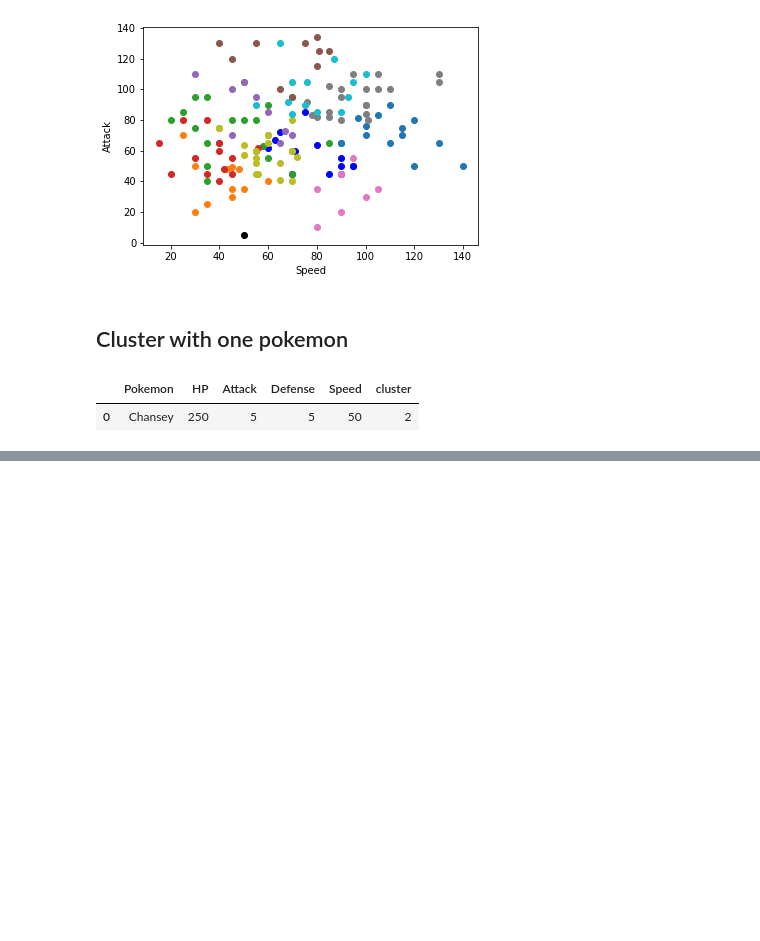
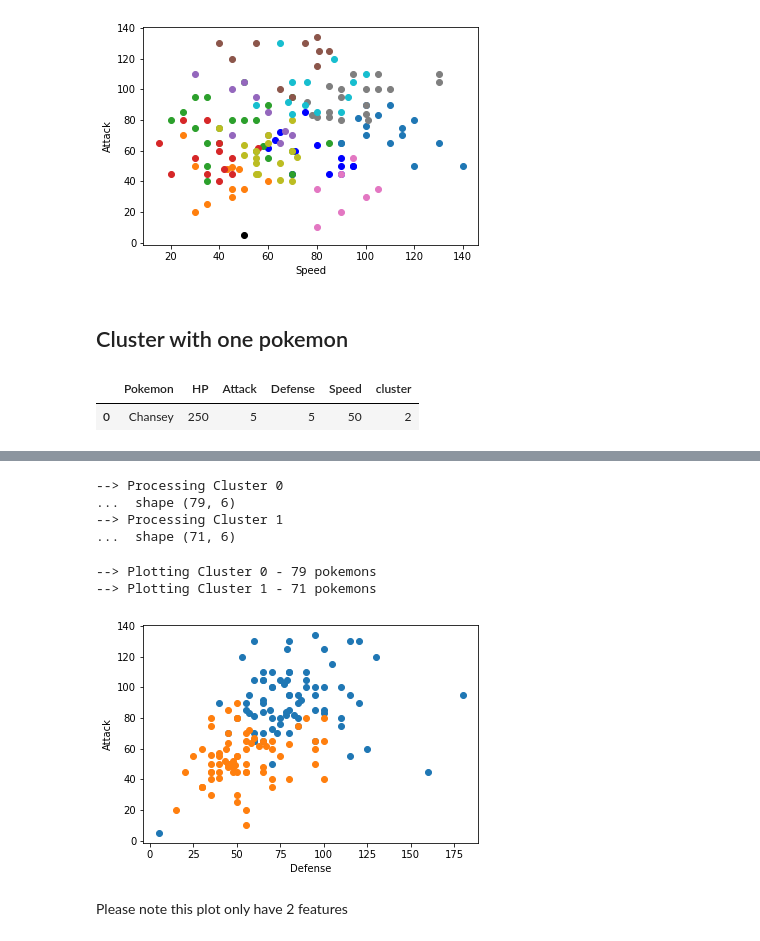
Before and after one commit to alfredofonseca/Python_ML_AFJ_DEMO, a Jupyter notebook: unsupervised_learning/clustering/KMeans_Pokemon.ipynb, the cells around one changed output, grey strips where cells are left out. Drawn from its saved outputs; the diff is of its cells as text; code cells hidden in the pictures; blank space fills up the shorter version.

```diff
--- a/unsupervised_learning/clustering/KMeans_Pokemon.ipynb
+++ b/unsupervised_learning/clustering/KMeans_Pokemon.ipynb
@@ -294,0 +299,43 @@ Chansey is different from other pokemons. Chansey is a nurse pokemon, not a warr
+# %%
+N_CLUSTERS = 2
+# %%
+from sklearn.cluster import KMeans
+
+km = KMeans(
+    n_clusters=N_CLUSTERS, init='random',
+    n_init=12, max_iter=300,
+    tol=1e-04, random_state=42
+)
+y_km = km.fit_predict(df[['HP','Attack','Defense','Speed']])
+# %%
+df['cluster'] = y_km
+# %%
+clusters = []
+
+for i in range(0, N_CLUSTERS):
+    print(f"--> Processing Cluster {i}")
+    cluster = df[df['cluster'] == i]
+    print(f"...  shape {cluster.shape}")
+    clusters.append(cluster)
+# %% [output]
+--> Processing Cluster 0
+...  shape (79, 6)
+--> Processing Cluster 1
+...  shape (71, 6)
+# %%
+for i in range(0, N_CLUSTERS):
+    print(f"--> Plotting Cluster {i} - {clusters[i].shape[0]} pokemons")
+    plt.scatter(
+       clusters[i]['Defense'], clusters[i]['Attack'], color=colors[i]
+    )
+
+plt.xlabel('Defense')
+plt.ylabel('Attack')
+
+plt.show()
+# %% [output]
+--> Plotting Cluster 0 - 79 pokemons
+--> Plotting Cluster 1 - 71 pokemons
+[figure, added]
+# %% [markdown]
+Please note this plot only have 2 features
```
Also changed, not shown: parts of 7 cells of this notebook, 4 other files.
